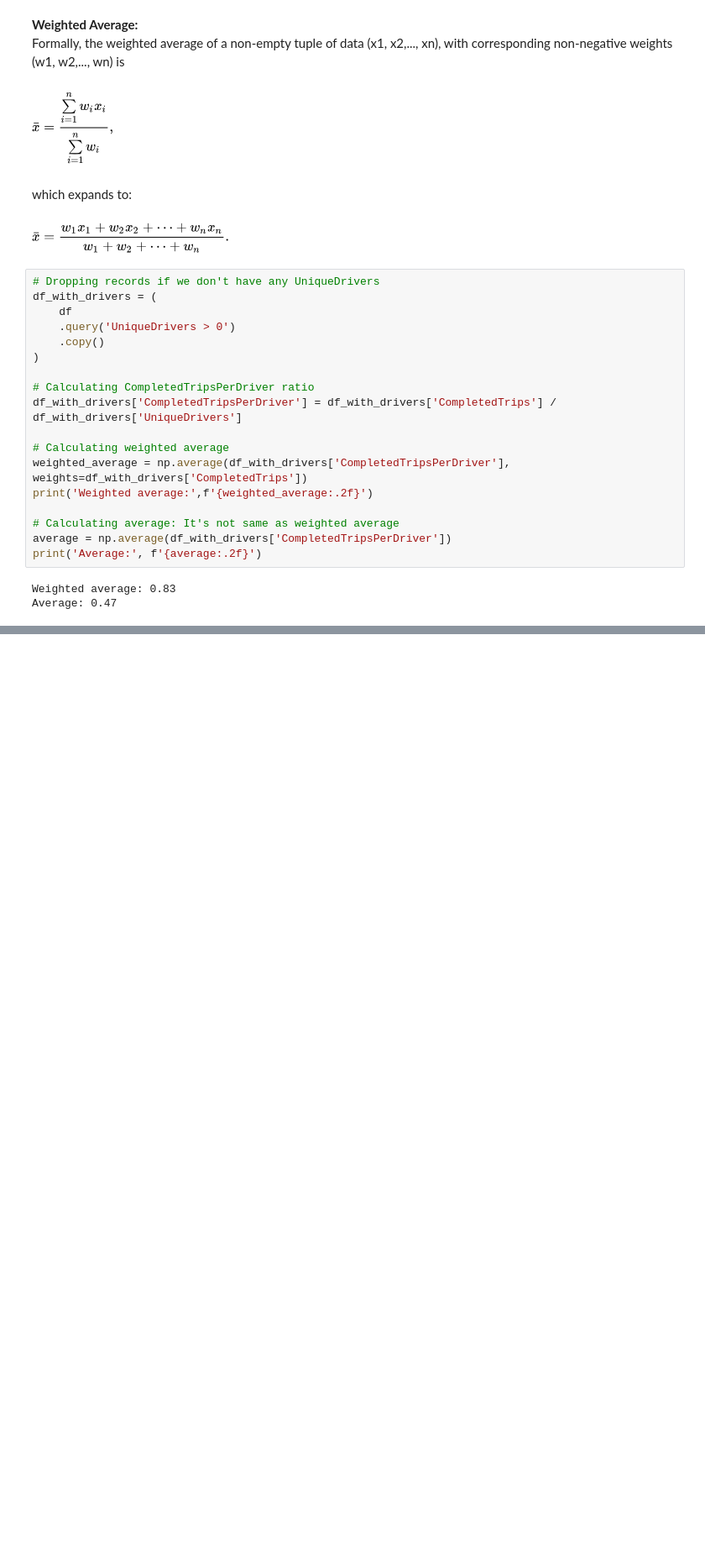
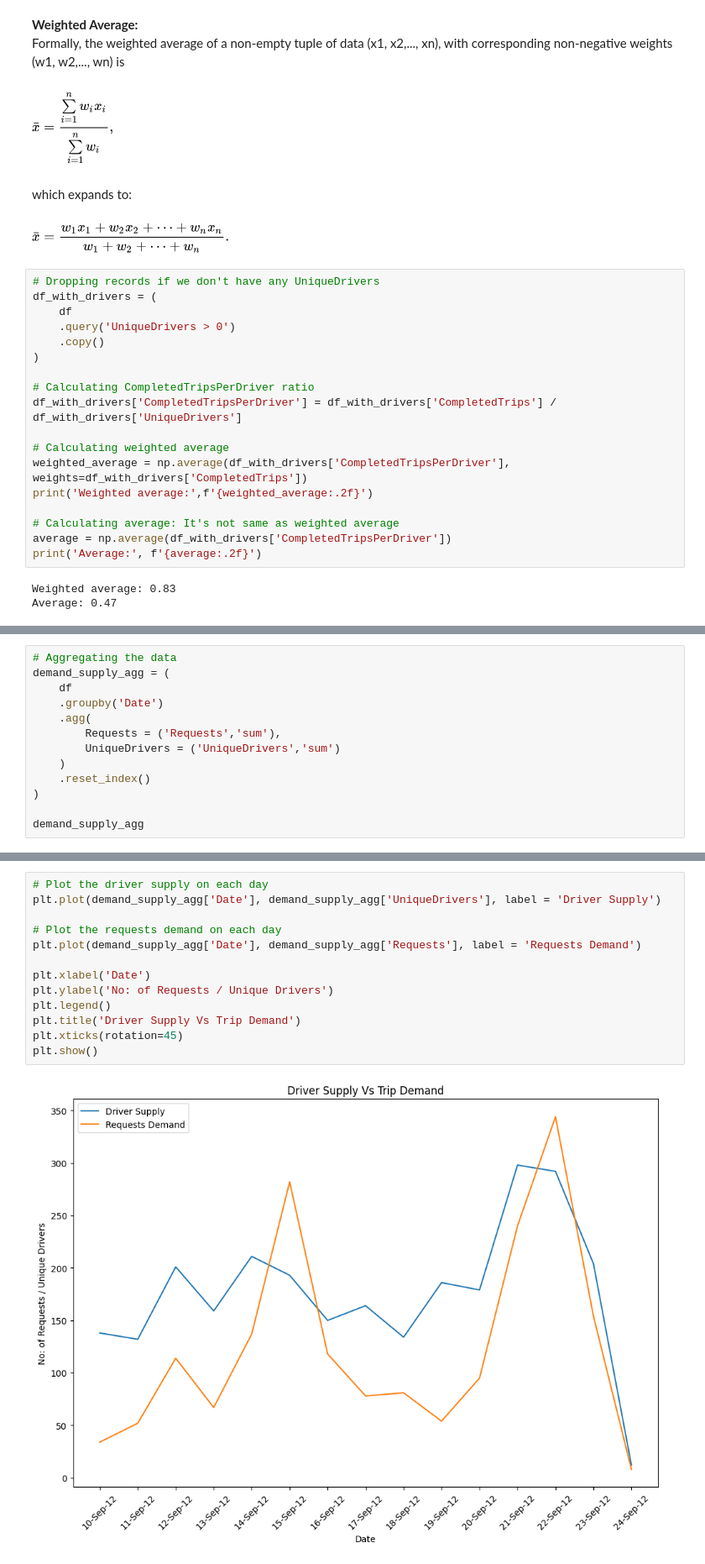
Before and after one commit to manujsinghwal/insights-from-uber-supply-and-demand-data, a Jupyter notebook: insights_from_uber_supply_and_demand_data.ipynb, the cells around one changed output, grey strips where cells are left out. Shown: that part at 84% size. Cells and saved outputs as stored; diff of their text form; blank space fills up the shorter version.

```diff
--- a/insights_from_uber_supply_and_demand_data.ipynb
+++ b/insights_from_uber_supply_and_demand_data.ipynb
@@ -399,0 +408,13 @@ As we can see, the correlation coefficient is positive that suggested if the dem
+# %%
+# Aggregating the data
+demand_supply_agg = (
+    df
+    .groupby('Date')
+    .agg(
+        Requests = ('Requests','sum'),
+        UniqueDrivers = ('UniqueDrivers','sum')
+    )
+    .reset_index()
+)
+
+demand_supply_agg
@@ -399,0 +438,15 @@ As we can see, the correlation coefficient is positive that suggested if the dem
+# %%
+# Plot the driver supply on each day
+plt.plot(demand_supply_agg['Date'], demand_supply_agg['UniqueDrivers'], label = 'Driver Supply')
+
+# Plot the requests demand on each day
+plt.plot(demand_supply_agg['Date'], demand_supply_agg['Requests'], label = 'Requests Demand')
+
+plt.xlabel('Date')
+plt.ylabel('No: of Requests / Unique Drivers')
+plt.legend()
+plt.title('Driver Supply Vs Trip Demand')
+plt.xticks(rotation=45)
+plt.show()
+# %% [output]
+[figure, added]
```
Also changed, not shown: parts of 9 cells of this notebook.
